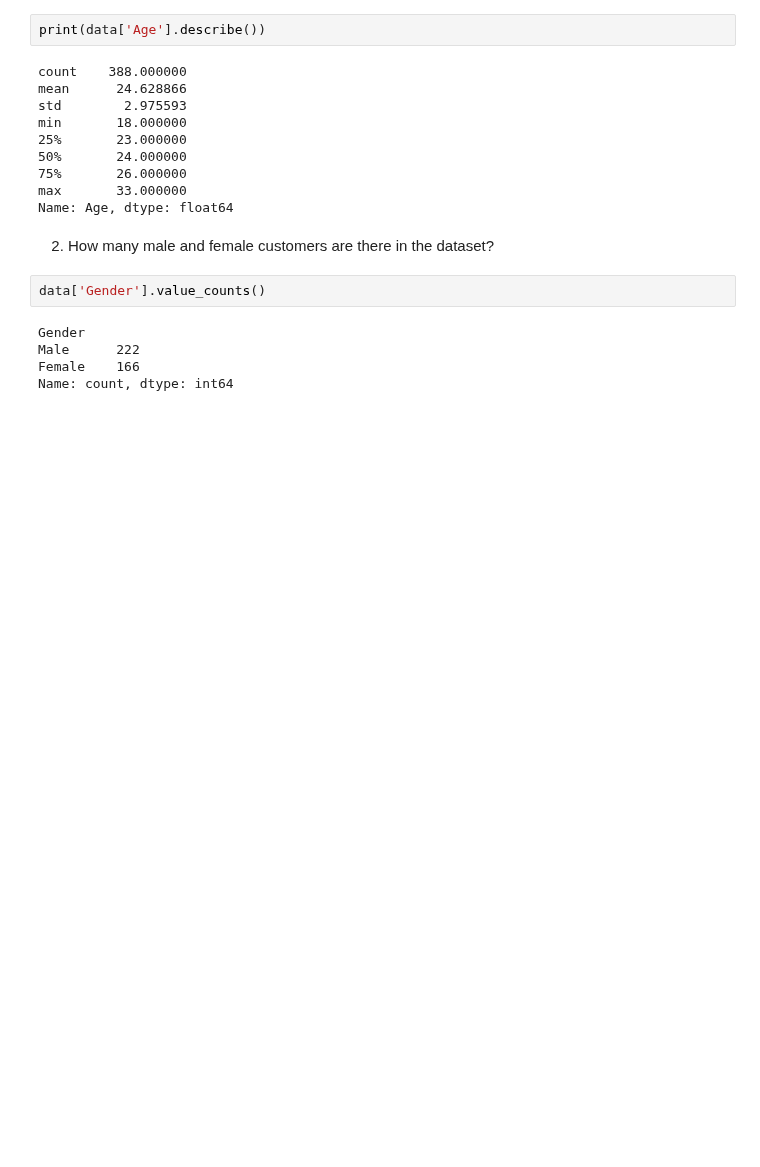
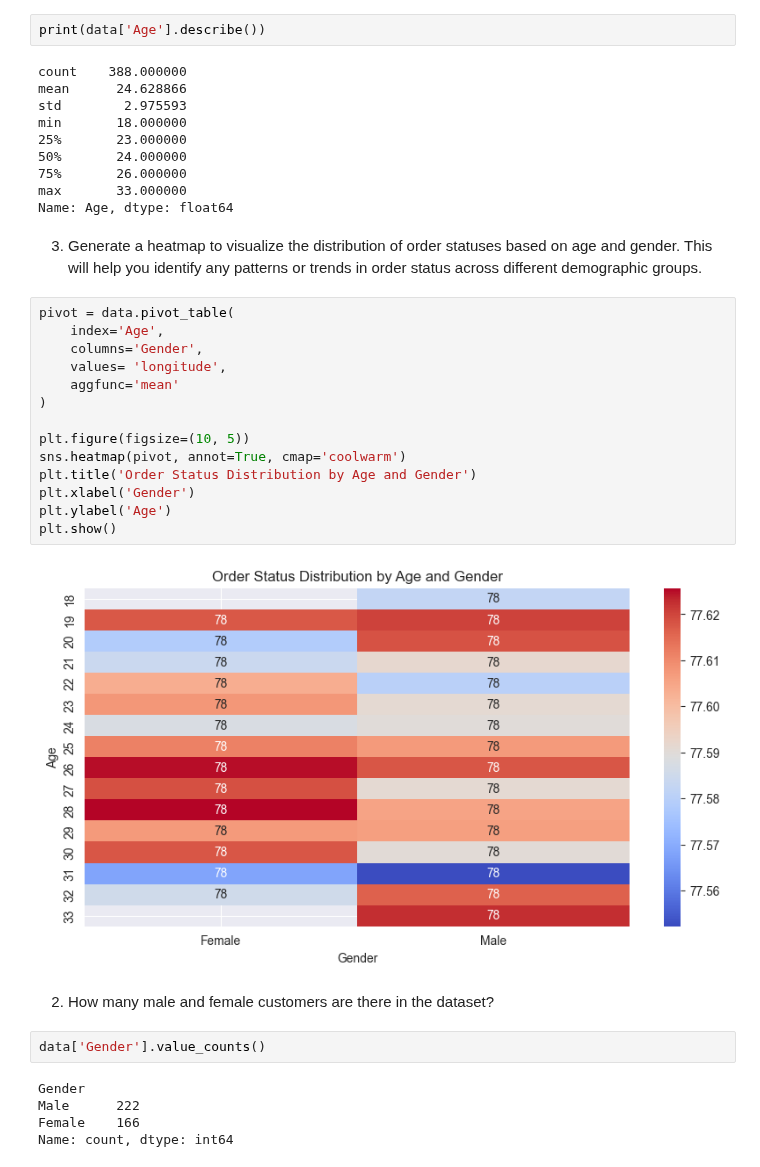
Before and after one commit to Sevinj-joy/Matplotlib_examples, a Jupyter notebook: OnlineFoodOrders/Online_food_Orders.ipynb, the cells around one changed output. Cells and saved outputs as stored; diff of their text form; blank space fills up the shorter version.

```diff
--- a/OnlineFoodOrders/Online_food_Orders.ipynb
+++ b/OnlineFoodOrders/Online_food_Orders.ipynb
@@ -104,6 +111,24 @@ min       18.000000
 75%       26.000000
 max       33.000000
 Name: Age, dtype: float64
+# %% [markdown]
+3.	Generate a heatmap to visualize the distribution of order statuses based on age and gender. This will help you identify any patterns or trends in order status across different demographic groups.
+# %%
+pivot = data.pivot_table(
+    index='Age',
+    columns='Gender',
+    values= 'longitude',
+    aggfunc='mean'
+)
+
+plt.figure(figsize=(10, 5))
+sns.heatmap(pivot, annot=True, cmap='coolwarm')
+plt.title('Order Status Distribution by Age and Gender')
+plt.xlabel('Gender')
+plt.ylabel('Age')
+plt.show()
+# %% [output]
+[figure, added]
 # %% [markdown]
 2.	How many male and female customers are there in the dataset?
 # %%
```
Also changed, not shown: parts of 23 cells of this notebook.
